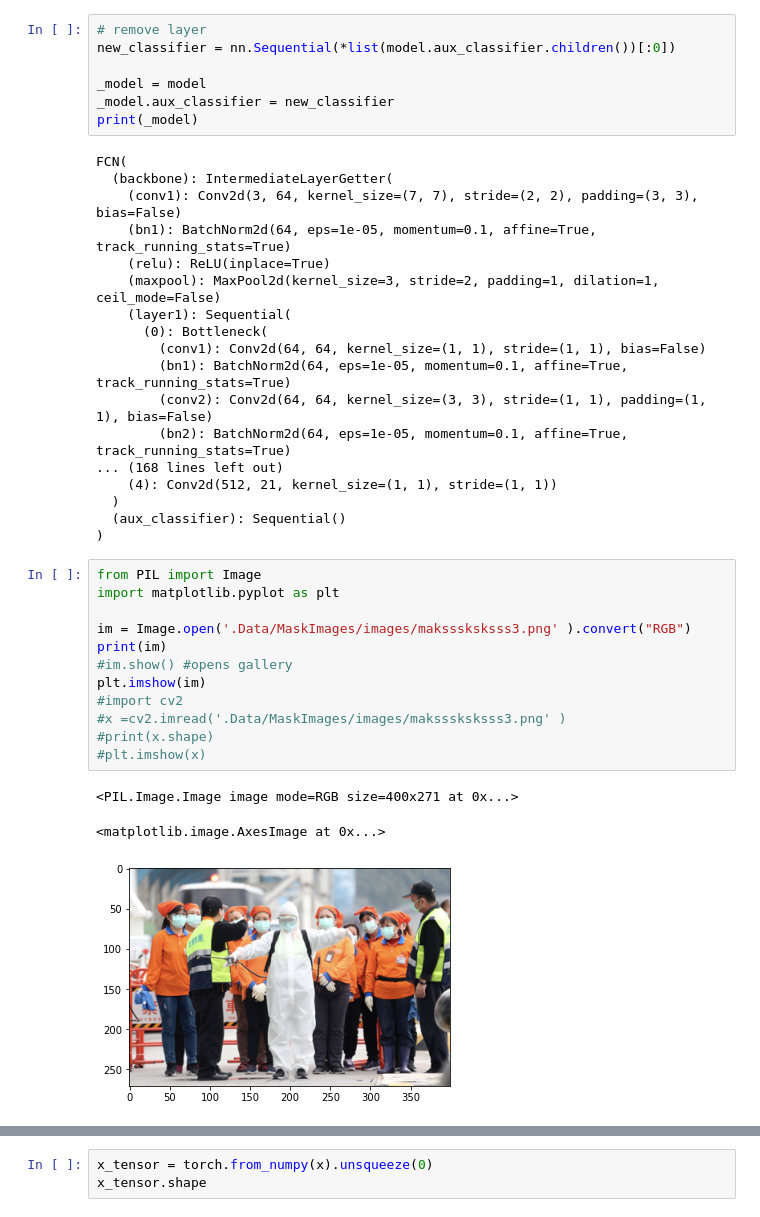
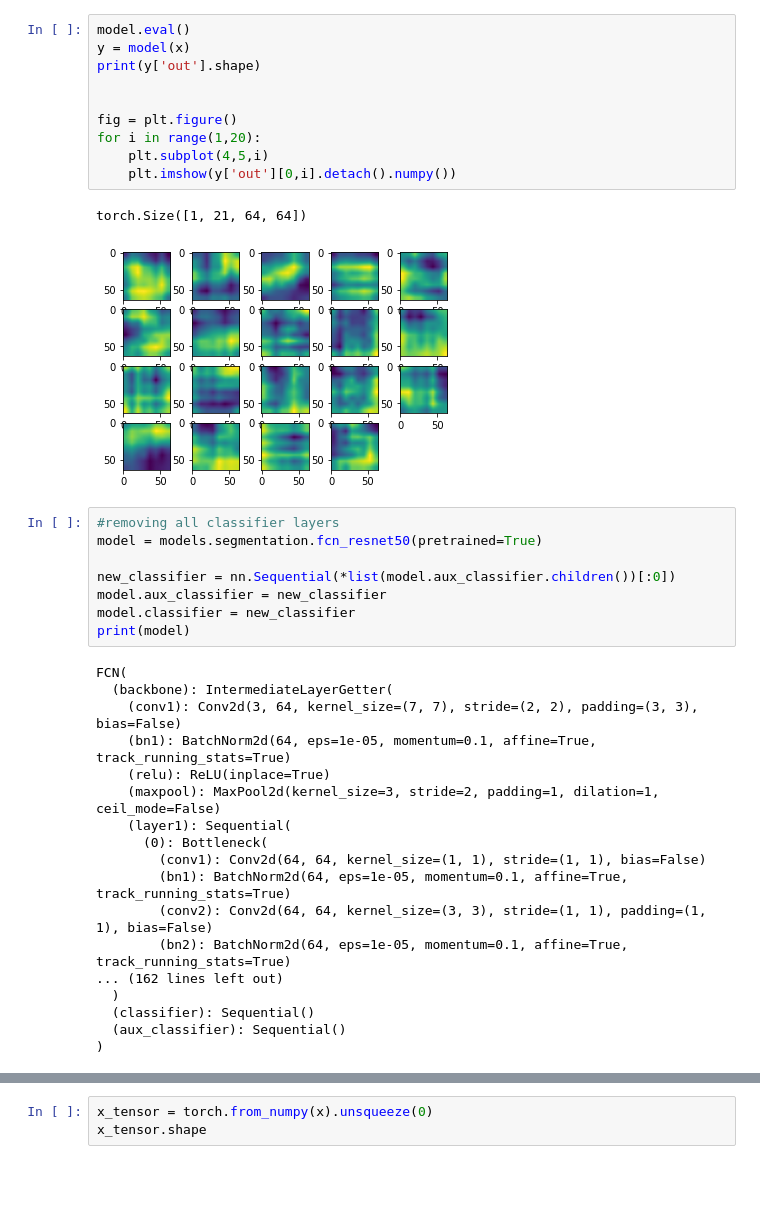
Before and after one commit to yusuftengriverdi/experiments_with_pytorch, a Jupyter notebook: Unet_Layers_impact.ipynb, the cells around one changed output, grey strips where cells are left out. Saved outputs shown, nothing was run; the diff lists cells and outputs as text; blank space fills up the shorter version.

```diff
--- a/Unet_Layers_impact.ipynb
+++ b/Unet_Layers_impact.ipynb
@@ -28,10 +72,24 @@ FCN(
+# %%
+model.eval()
+y = model(x)
+print(y['out'].shape)
+
+
+fig = plt.figure()
+for i in range(1,20):
+    plt.subplot(4,5,i)
+    plt.imshow(y['out'][0,i].detach().numpy())
+# %% [output]
+torch.Size([1, 21, 64, 64])
+[figure, added]
 # %%
-# remove layer
+#removing all classifier layers
+model = models.segmentation.fcn_resnet50(pretrained=True)
+
 new_classifier = nn.Sequential(*list(model.aux_classifier.children())[:0])
-
-_model = model
-_model.aux_classifier = new_classifier
-print(_model)
+model.aux_classifier = new_classifier
+model.classifier = new_classifier
+print(model)
 # %% [output]
 FCN(
   (backbone): IntermediateLayerGetter(
@@ -45,24 +103,8 @@ FCN(
         (bn1): BatchNorm2d(64, eps=1e-05, momentum=0.1, affine=True, track_running_stats=True)
         (conv2): Conv2d(64, 64, kernel_size=(3, 3), stride=(1, 1), padding=(1, 1), bias=False)
         (bn2): BatchNorm2d(64, eps=1e-05, momentum=0.1, affine=True, track_running_stats=True)
-... (168 lines left out)
-    (4): Conv2d(512, 21, kernel_size=(1, 1), stride=(1, 1))
+... (162 lines left out)
   )
+  (classifier): Sequential()
   (aux_classifier): Sequential()
 )
-# %%
-from PIL import Image
-import matplotlib.pyplot as plt
-
-im = Image.open('.Data/MaskImages/images/maksssksksss3.png' ).convert("RGB")
-print(im)
-#im.show() #opens gallery
-plt.imshow(im)
-#import cv2
-#x =cv2.imread('.Data/MaskImages/images/maksssksksss3.png' )
-#print(x.shape)
-#plt.imshow(x)
-# %% [output]
-<PIL.Image.Image image mode=RGB size=400x271 at 0x...>
-<matplotlib.image.AxesImage at 0x...>
-[figure, removed]
```
Also changed, not shown: parts of 46 cells of this notebook.
